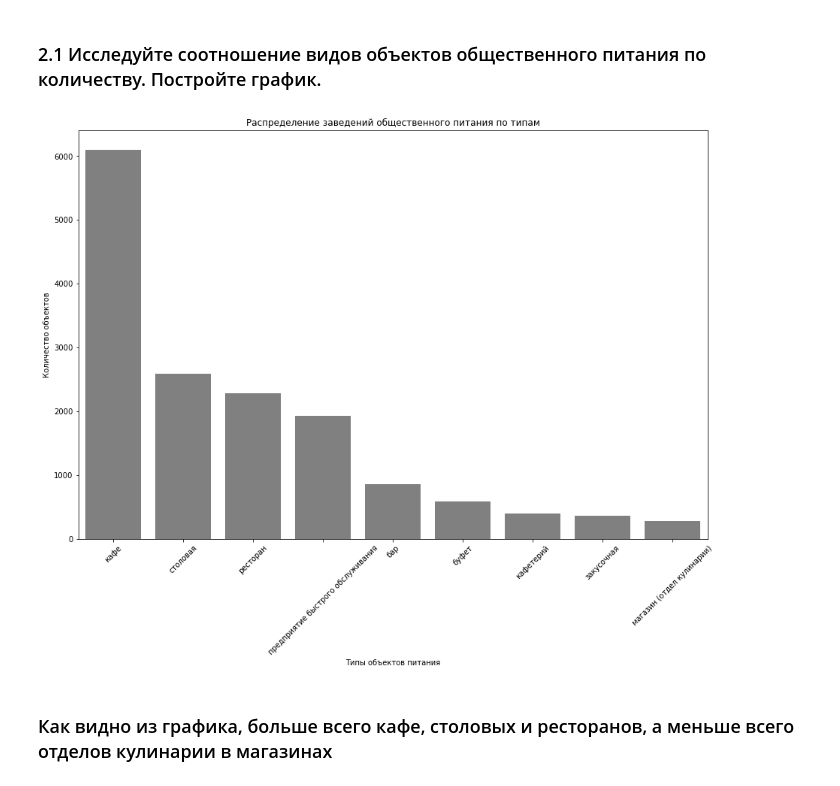
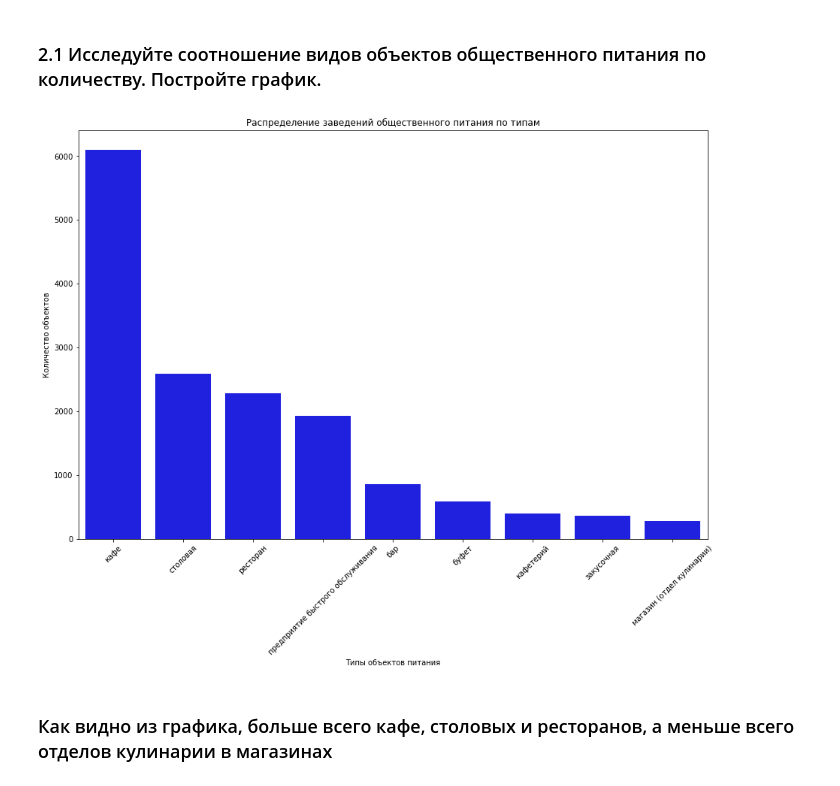
Before and after one commit to kbzunder/Yandex_Practicum_Projects, a Jupyter notebook: project_14_visualization.ipynb, the cells around one changed output. Drawn from its saved outputs; the diff is of its cells as text; code cells hidden in the pictures.

```diff
--- a/project_14_visualization.ipynb
+++ b/project_14_visualization.ipynb
@@ -79,16 +79,16 @@ ProfileReport(data)
 # %%
 plt.figure(figsize=(15,10))
 sns.barplot(x='object_type',y='count', data=data.groupby('object_type',as_index=False)\
     .agg({'id':'count'})\
     .rename(columns={'id':'count'})\
-    .sort_values(by='count', ascending=False), color = 'grey')
+    .sort_values(by='count', ascending=False), color = 'blue')
 plt.title('Распределение заведений общественного питания по типам')
 plt.xlabel("Типы объектов питания")
 plt.ylabel('Количество объектов')
 plt.xticks(rotation=45)
 plt.show()
 # %% [output]
-[figure, old version]
+[figure, new version]
 # %% [markdown]
 ### Как видно из графика, больше всего кафе, столовых и ресторанов, а меньше всего отделов кулинарии в магазинах
 # %% [markdown]
```
Also changed, not shown: parts of 1 cell of this notebook.
